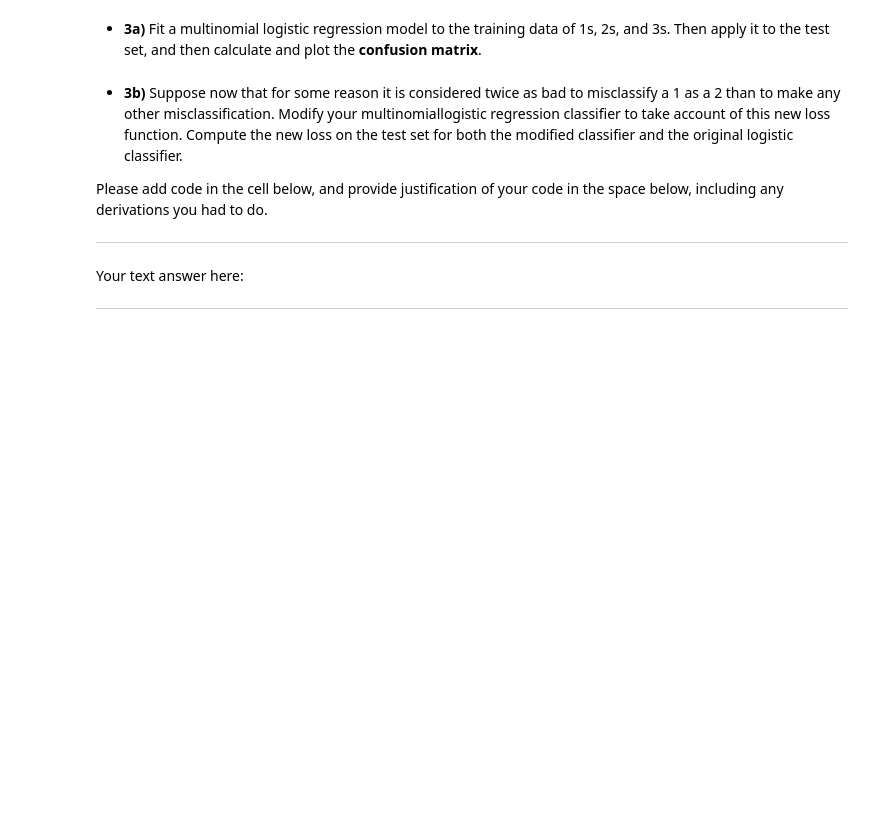
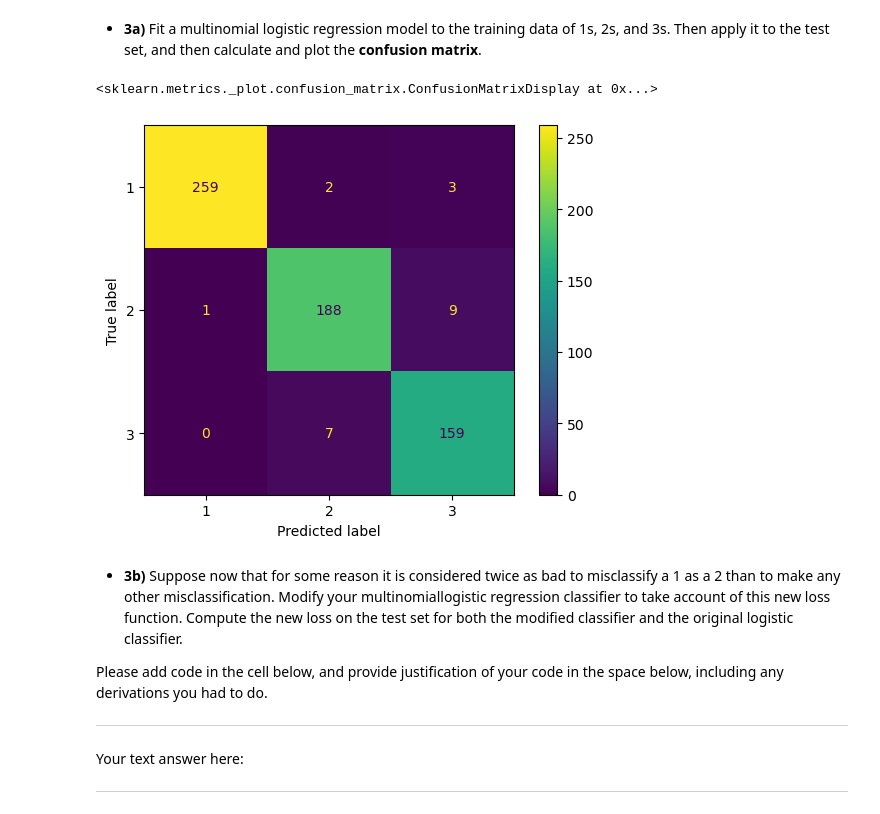
Before and after one commit to dx-li/stat_348_2024, a Jupyter notebook: assignments/hw1.ipynb, the cells around one changed output. Cells and saved outputs as stored; diff of their text form; code cells hidden in the pictures; blank space fills up the shorter version.

```diff
--- a/assignments/hw1.ipynb
+++ b/assignments/hw1.ipynb
@@ -318,6 +310,6 @@ Continuing with the zipcode data, now consider distinguishing the digits 1, 2, a
 # %%
 from sklearn.linear_model import LogisticRegression
 # an (unregularized) multinomial logistic regression model
-logreg = LogisticRegression(penalty='none', solver='liblinear', multi_class='multinomial')
+logreg = LogisticRegression(penalty='none', solver='newton-cg', multi_class='multinomial')
 # %% [markdown]
 - **3a)** Fit a multinomial logistic regression model to the training data of 1s, 2s, and 3s. Then apply it to the test set, and then calculate and plot the **confusion matrix**.
@@ -326,3 +316,20 @@ logreg = LogisticRegression(penalty='none', solver='liblinear', multi_class='mul
+# %%
+# Your code here for 3a
+train_one_two_three = train[(train[0] == 1) | (train[0] == 2) | (train[0] == 3)]
+test_one_two_three = test[(test[0] == 1) | (test[0] == 2) | (test[0] == 3)]
+X = train_one_two_three.drop(columns=[0])
+y = train_one_two_three[0]
+X_test = test_one_two_three.drop(columns=[0])
+y_test = test_one_two_three[0]
+from sklearn.metrics import ConfusionMatrixDisplay
+logreg.fit(X, y)
+y_pred = logreg.predict(X_test)
+cm = confusion_matrix(y_test, y_pred)
+disp = ConfusionMatrixDisplay(confusion_matrix=cm, display_labels=[1, 2, 3])
+disp.plot()
+# %% [output]
+<sklearn.metrics._plot.confusion_matrix.ConfusionMatrixDisplay at 0x...>
+[figure, added]
 # %% [markdown]
 - **3b)** Suppose now that for some reason it is considered twice as bad to misclassify a 1 as a 2 than to make any other misclassification. Modify your multinomiallogistic regression classifier to take account of this new loss function. Compute the new loss on the test set for both the modified classifier and the original logistic classifier.
 
```
Also changed, not shown: parts of 6 cells of this notebook.
